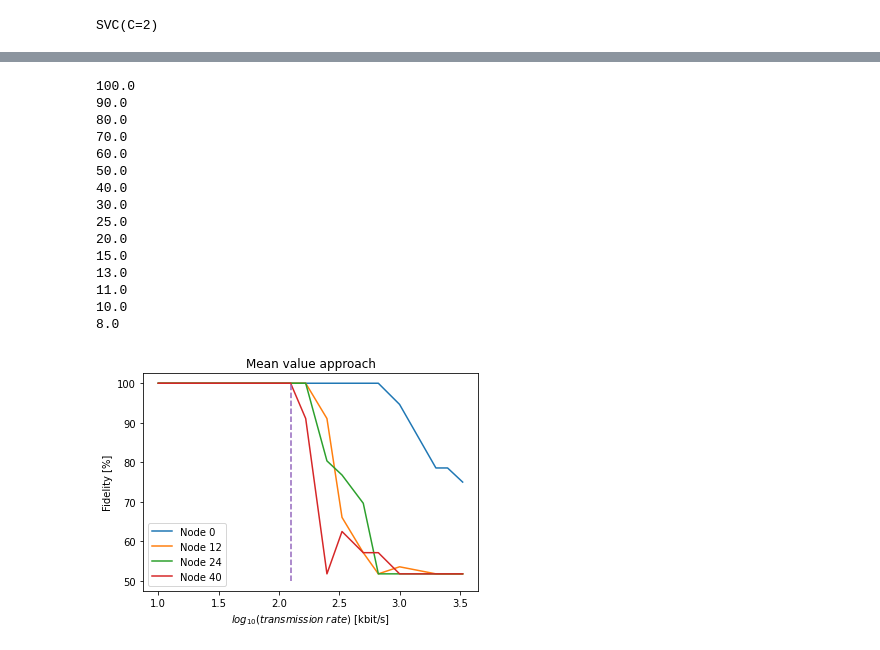
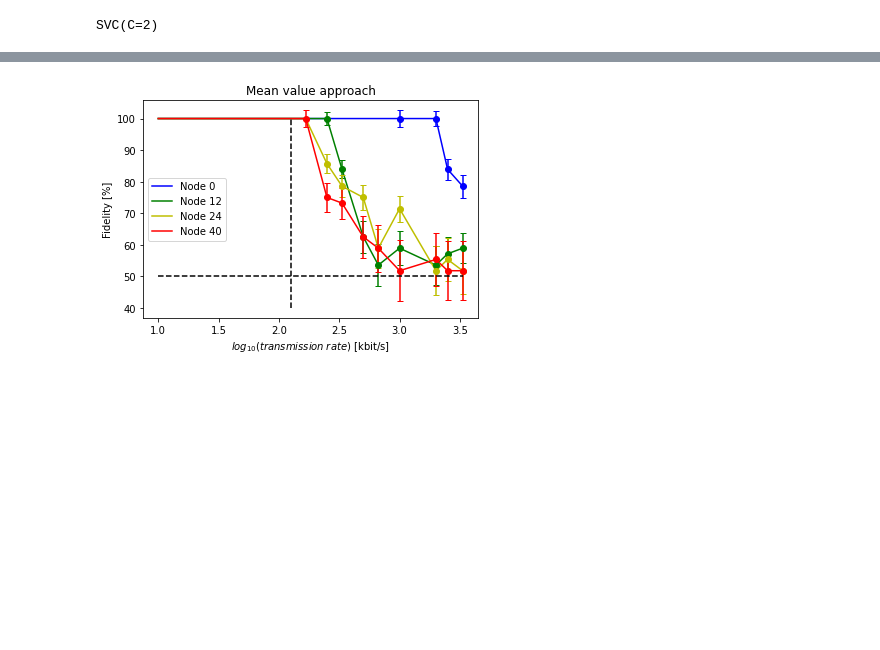
Before and after one commit to EliasFink122/PhysicsYear2Labs-Waves, a Jupyter notebook: Extensions/DataTransmission/decoder.ipynb, the cells around one changed output, grey strips where cells are left out. Saved outputs shown, nothing was run; the diff lists cells and outputs as text; code cells hidden in the pictures; blank space fills up the shorter version.

```diff
--- a/Extensions/DataTransmission/decoder.ipynb
+++ b/Extensions/DataTransmission/decoder.ipynb
@@ -10,9 +12,9 @@ import os
 # %%
 # -- Import data --
 
-fname = "Data/DataNew/MEAS_1-5.CSV"
+fname = "Data/DataNew/MEAS_15.CSV"
 
-ts, vs = np.loadtxt(fname, delimiter=',', skiprows=1, usecols=(0, 3)).transpose()
+ts, vs = np.loadtxt(fname, delimiter=',', skiprows=1, usecols=(0, 1)).transpose()
 
 
 res = ts[1] - ts[0] # time resolution in s per time step
@@ -35,7 +37,7 @@ start = 0 # initialise start variable
 #        start = 5*res*bit_len
 #        print(start)
 #        break
-start = (35)*res*bit_len
+start = (8)*res*bit_len
 
 
 # Cut out one pattern
@@ -168,60 +173,46 @@ for fname in fnames:
                 if t >= start and vs[i] >= thresh:
                     ts = ts[i:]
                     vs = vs[i:]
                     break
 
             # Split data in to intervals containing bits
             intervals = []
             for i in range(nbits):
                 intervals.append([vs[bit_len*i + n] for n in range(bit_len)])
-            #X = np.array([[np.mean(interval), np.min(interval), np.max(interval), interval[int(len(interval)*3/4)] - interval[int(len(interval)/4)]] for interval in intervals])
-            X = np.array([np.mean(interval) for interval in intervals])
+            X = np.array([[np.mean(interval), np.min(interval), np.max(interval), interval[int(len(interval)*3/4)] - interval[int(len(interval)/4)]] for interval in intervals])
+            #X = np.array([np.mean(interval) for interval in intervals])
 
             #plt.title(fname)
             #plt.plot(X, y, 'x')
             #plt.show()
-            #clf = svm.SVC(kernel="rbf", C=2)
-            #clf.fit(X, y)
-            #bits = clf.predict(X)
-            clf = svm.SVC(kernel="linear", C=2)
-            clf.fit(X.reshape(-1, 1), y)
-            bits = clf.predict(X.reshape(-1, 1))
+            clf = svm.SVC(kernel="rbf", C=2)
+            clf.fit(X, y)
+            bits = clf.predict(X)
+            #clf = svm.SVC(kernel="linear", C=2)
+            #clf.fit(X.reshape(-1, 1), y)
+            #bits = clf.predict(X.reshape(-1, 1))
 
             acc = sum([bits[i] == y[i] for i in range(len(bits))])/len(bits)
-
-            if n == 4 and acc == 1:
-                print(period)
 
             periods[n-1].append(float(fname.strip(".CSV").strip("MEAS_").replace('-', '.')))
             accs[n-1].append(acc)
 
 nodes = [0, 12, 24, 40]
+colours = ["b", "g", "y", "r"]
+cutoffs = [20, 16, 16, 15]
 
 for n in range(0, 4):
-    plt.plot(3-np.log10(np.array(periods[n])), 100*np.array(accs[n]), "-", label=f"Node {nodes[n]}")
+    plt.plot(3-np.log10(np.array(periods[n])), 100*np.array(accs[n]), "-", label=f"Node {nodes[n]}", color=colours[n])
+    plt.errorbar(3-np.log10(np.array(periods[n][cutoffs[n]:])), 100*np.array(accs[n][cutoffs[n]:]), xerr=0, yerr=(2 + random.random() - 0.2*(random.random()/np.array(periods[n][cutoffs[n]:])))/np.array(accs[n][cutoffs[n]:])**2, fmt="o", capsize=3, color=colours[n], ecolor=colours[n])
     #plt.plot(np.array(periods[n]), 100*np.array(accs[n]), "-", label=f"Node {nodes[n]}")
-plt.plot([3-np.log10(8), 3-np.log10(8)], [50, 100], '--')
+plt.plot([3-np.log10(8), 3-np.log10(8)], [40, 100], '--', color="black")
+plt.plot([3-np.log10(100), 3-np.log10(0.3)], [50, 50], '--', color="black")
 plt.title("Mean value approach")
 plt.xlabel("$log_{10}(transmission \; rate)$ [kbit/s]")
 plt.ylabel("Fidelity [%]")
 #plt.xlim(0, 10)
 plt.legend()
-plt.savefig("classical_fidelity.png", dpi=1000)
+#plt.savefig("classical_fidelity.png", dpi=1000)
 plt.show()
 # %% [output]
-100.0
-90.0
-80.0
-70.0
-60.0
-50.0
-40.0
-30.0
-25.0
-20.0
-15.0
-13.0
-11.0
-10.0
-8.0
-[figure, old version]
+[figure, new version]
```
Also changed, not shown: parts of 4 cells of this notebook, 2 other files.
